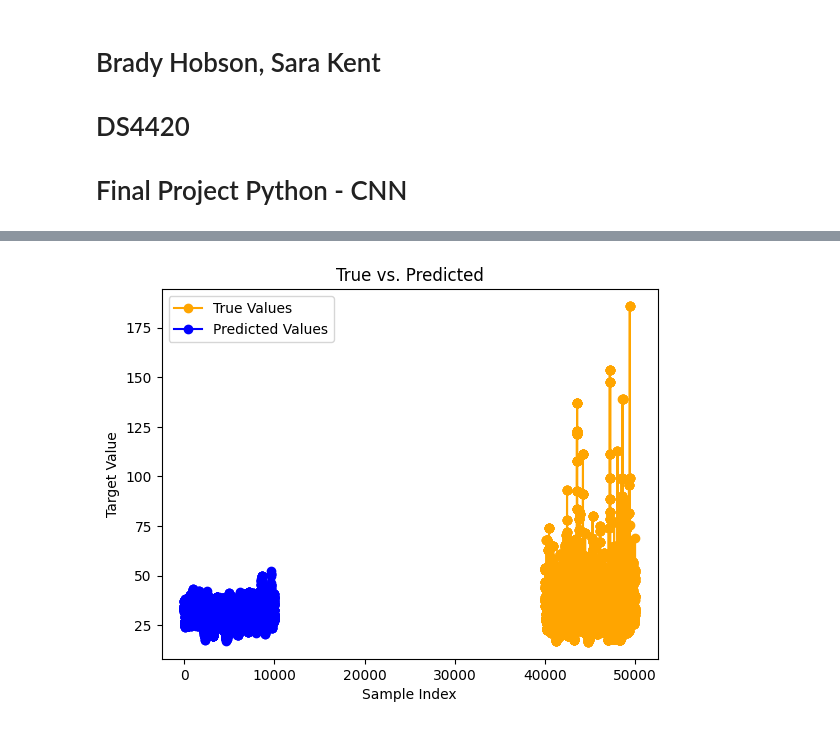
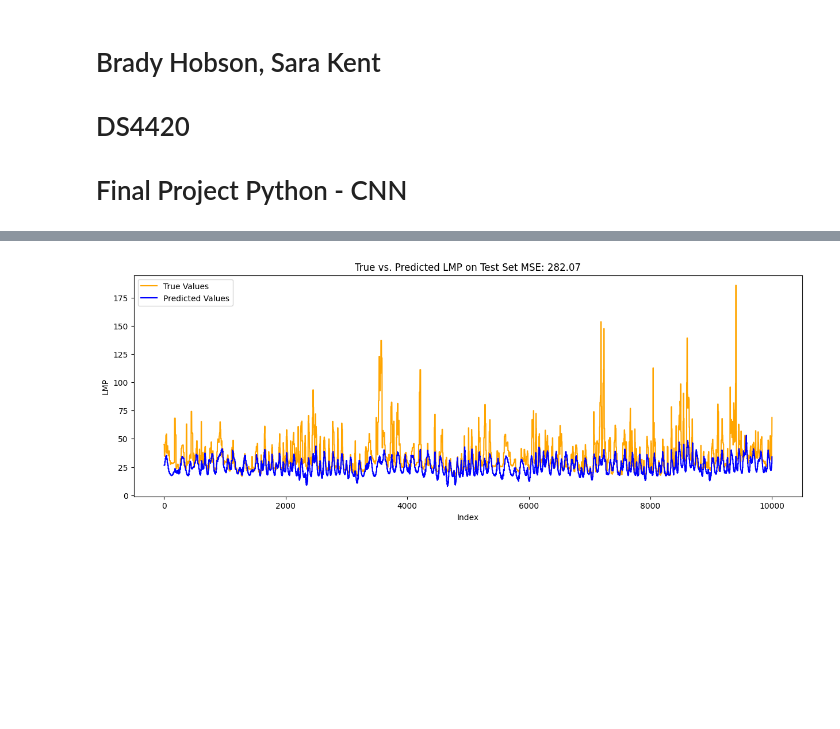
Before and after one commit to BradyHobson/ML2-Project, a Jupyter notebook: cnn.ipynb, the cells around one changed output, grey strips where cells are left out. Saved outputs shown, nothing was run; the diff lists cells and outputs as text; code cells hidden in the pictures; blank space fills up the shorter version.

Commit message:
fixed plot

```diff
--- a/cnn.ipynb
+++ b/cnn.ipynb
@@ -56,7 +59,7 @@ con_layer2 = Conv1D(128, 2, activation='linear', padding='same')(pool_layer)
 flat = Flatten()(con_layer2)
 
 # MLP layers
-dense_input = Dense(64, activation='linear')(flat)
+dense_input = Dense(128, activation='linear')(flat)
 output = Dense(1)(dense_input)
 
 # compile model
@@ -64,8 +67,8 @@ model = Model([inpx], output)
 model.compile(optimizer=Adam(learning_rate=0.015), loss='mean_squared_error')
 # %%
 # fit model
-fitted = model.fit(X_train, y_train, epochs=50, batch_size=32, validation_data=(X_test, y_test))
-
+#fitted = model.fit(X_train, y_train, epochs=50, batch_size=32, validation_data=(X_test, y_test))
+fitted = model.fit(X_train, y_train, epochs=50, batch_size=200)
 # test the model on test data
 test_loss = model.evaluate(X_test, y_test)
 print("Test Loss (MSE):", test_loss)
@@ -119,11 +120,14 @@ Received: inputs=Tensor(shape=(None, 4, 1))
 # %%
 # plot values
-plt.plot(y_test, label='True Values', marker='o', color='orange')
-plt.plot(y_pred, label='Predicted Values', marker='o', color='blue')
-plt.title('True vs. Predicted')
-plt.xlabel('Sample Index')
-plt.ylabel('Target Value')
+y_test = y_test.reset_index(drop=True)
+y_pred = pd.Series(y_pred.flatten())
+plt.figure(figsize=(15, 5))
+plt.plot(y_test, label='True Values', color='orange')
+plt.plot(y_pred, label='Predicted Values', color='blue')
+plt.title(f'True vs. Predicted LMP on Test Set MSE: {test_loss:.2f}')
+plt.xlabel('Index')
+plt.ylabel('LMP')
 plt.legend()
 plt.show()
 # %% [output]
-[figure, old version]
+[figure, new version]
```
Also changed, not shown: parts of 3 cells of this notebook.
